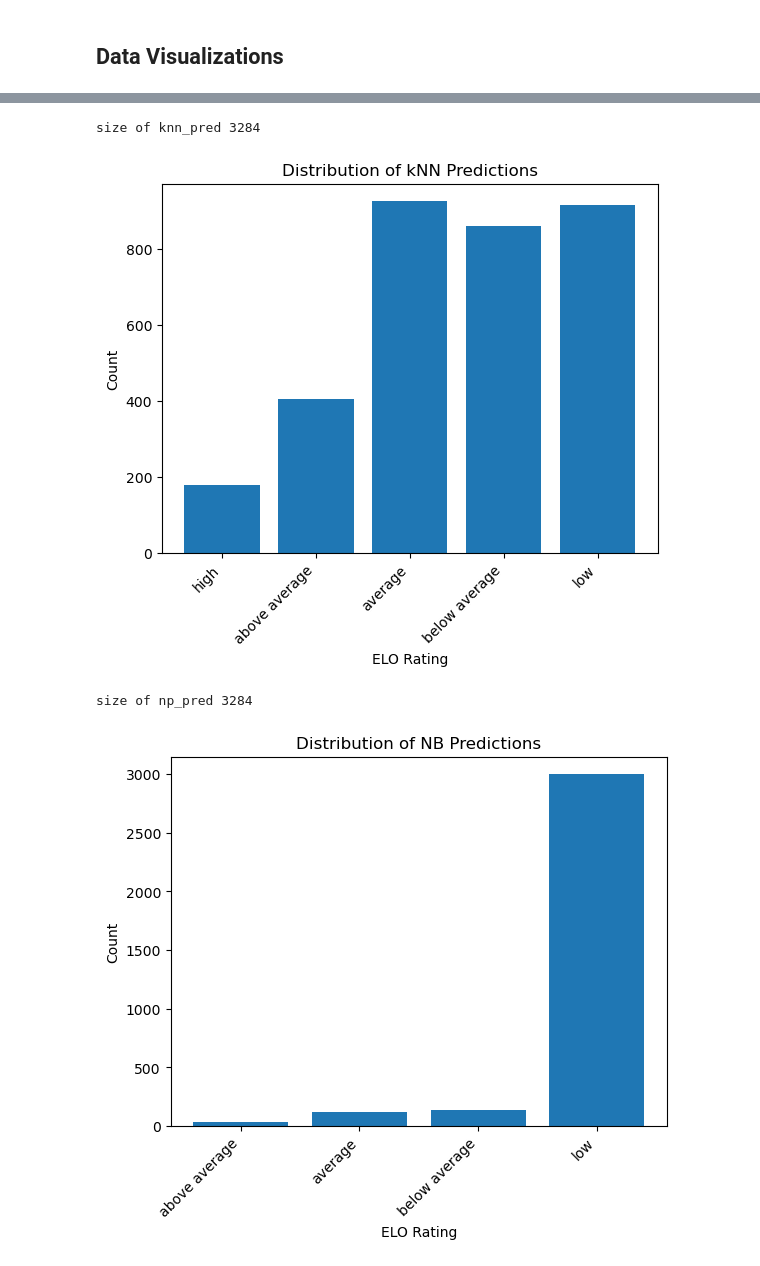
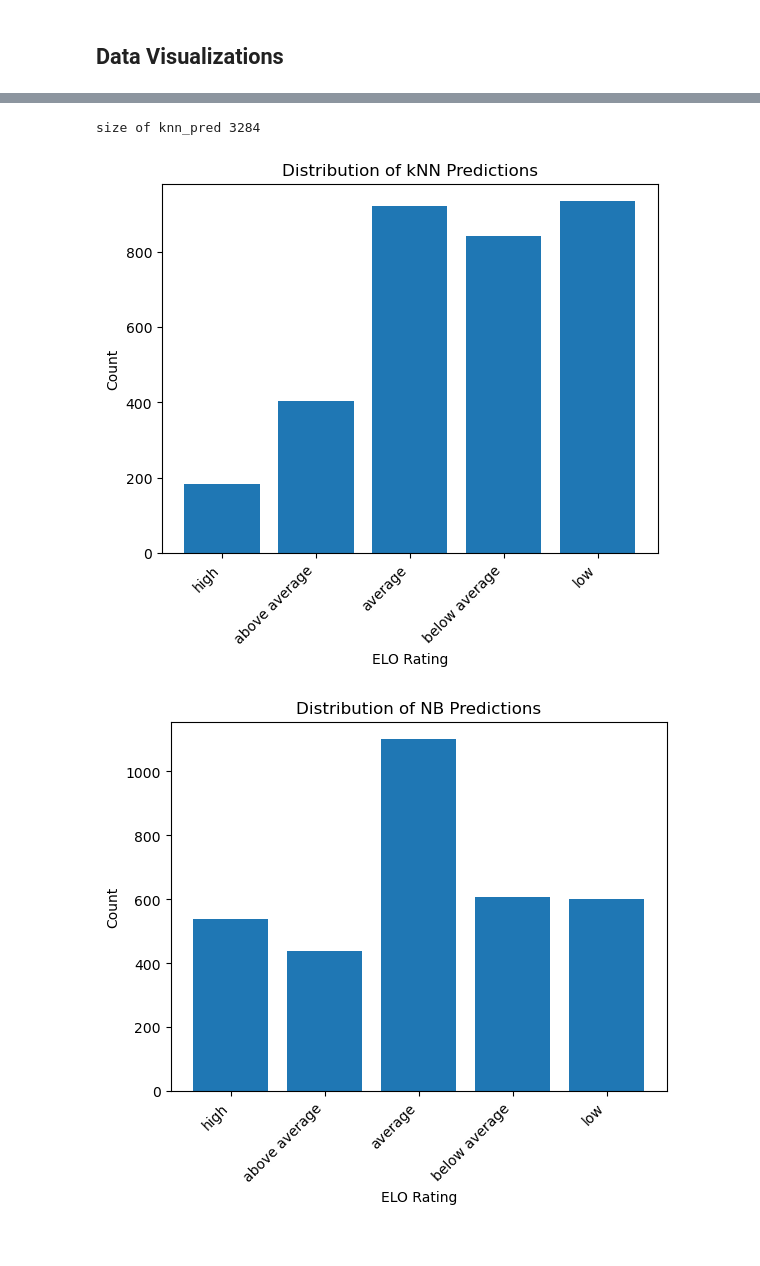
Before and after one commit to gabeh135/CPSC322-FinalProject, a Jupyter notebook: eda.ipynb, the cells around one changed output, grey strips where cells are left out. Drawn from its saved outputs; the diff is of its cells as text; code cells hidden in the pictures.

```diff
--- a/eda.ipynb
+++ b/eda.ipynb
@@ -65,16 +65,18 @@ low                 0                1         25              120    345      4
 # %%
 import copy
 nb_X = copy.deepcopy(ski_X)
-for row in nb_X:
+nb_y = ski_y[:]
+for i, row in enumerate(nb_X):
     row[0] = myutils.discretize_elevation(row[0])
     row[1] = myutils.discretize_num_slopes(row[1])
     row[2] = myutils.discretize_snowfall(row[2])
+    nb_y[i] = discretizer(nb_y[i])
 print(nb_X[1])
 print(ski_X[1])
 nb_clf = MyNaiveBayesClassifier()
 
 nb_actual, nb_pred, nb_accuracy, nb_error = myevaluation.cross_val_predict\
-    (nb_X, ski_y, nb_clf, discretizer=discretizer, n_splits=10, shuffle=True, stratify=True)
+    (nb_X, nb_y, nb_clf, n_splits=10, shuffle=True, stratify=True)
 
 myutils.randomize_in_place(nb_actual, nb_pred)
 print(nb_actual[:20])
@@ -174,34 +176,35 @@ plt.ylabel("Count")
 plt.title(f"Distribution of Table Classifications")
 plt.xticks(rotation=45, ha="right")
 plt.show()
 
 # knn visualization
 values_knn, counts_knn = myutils.get_frequencies(knn_pred)
 print("size of knn_pred", len(knn_pred))
 ordered_values_knn = [values_knn[i] for i in order]
 ordered_counts_knn = [counts_knn[i] for i in order]
 
 plt.figure()
 plt.bar(ordered_values_knn, ordered_counts_knn)
 plt.xlabel("ELO Rating")
 plt.ylabel("Count")
 plt.title(f"Distribution of kNN Predictions")
 plt.xticks(rotation=45, ha="right")
 plt.show()
 
 # nb visualization
 values_nb, counts_nb = myutils.get_frequencies(nb_pred)
+ordered_values_nb = [values_nb[i] for i in order]
+ordered_counts_nb = [counts_nb[i] for i in order]
 
 plt.figure()
-plt.bar(values_nb, counts_nb)
+plt.bar(ordered_values_nb, ordered_counts_nb)
 plt.xlabel("ELO Rating")
 plt.ylabel("Count")
 plt.title(f"Distribution of NB Predictions")
 plt.xticks(rotation=45, ha="right")
 plt.show()
 # %% [output]
 [figure]
 size of knn_pred 3284
-[figure, old version]
+[figure, new version]
-size of np_pred 3284
-[figure, old version]
+[figure, new version]
```
Also changed, not shown: parts of 3 cells of this notebook.
